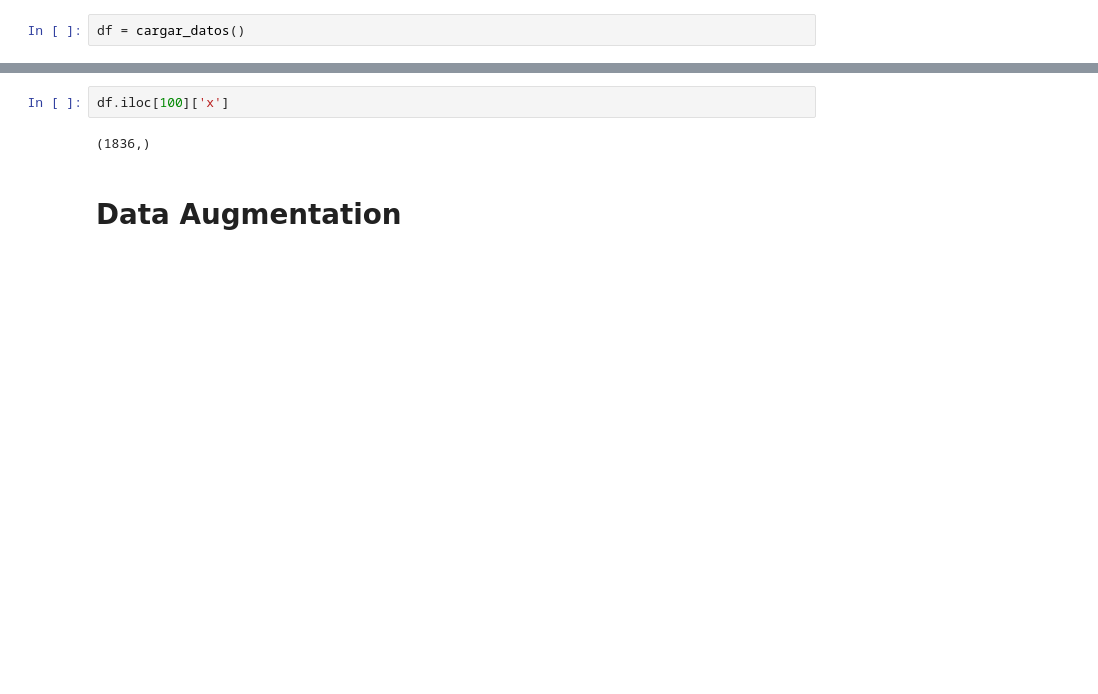
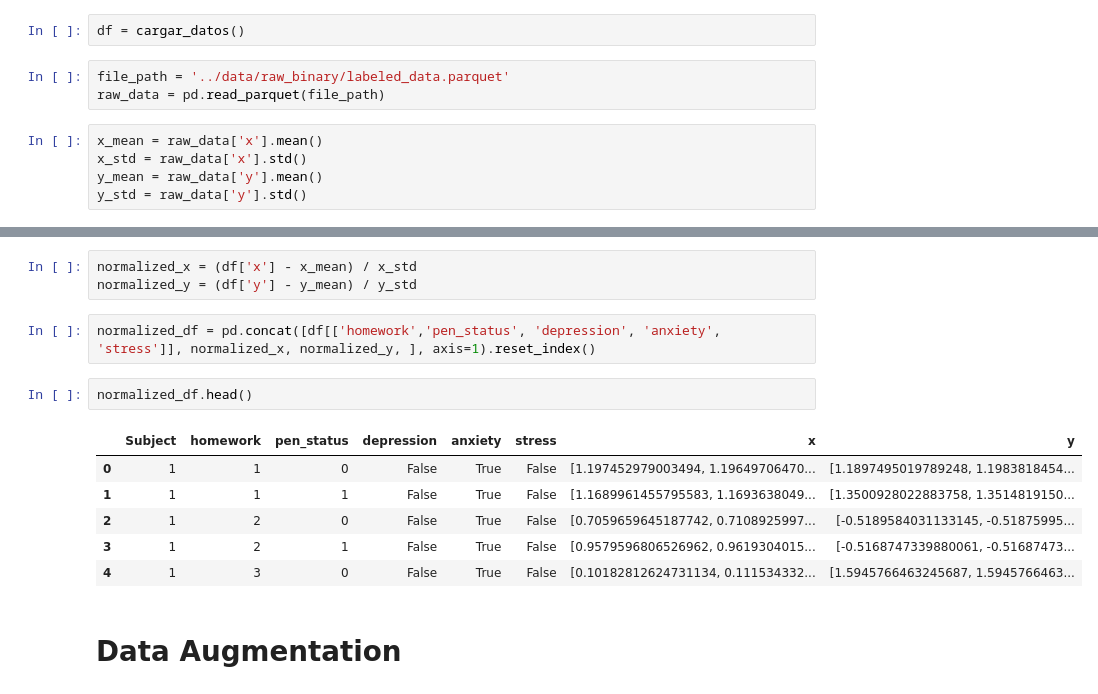
Before and after one commit to PosgradoMNA/Proyecto_Integrador_Equipo_11, a Jupyter notebook: notebooks/FeatureEngineering.ipynb, the cells around one changed output, grey strips where cells are left out. Saved outputs shown, nothing was run; the diff lists cells and outputs as text; blank space fills up the shorter version.

```diff
--- a/notebooks/FeatureEngineering.ipynb
+++ b/notebooks/FeatureEngineering.ipynb
@@ -41,6 +41,14 @@ def cargar_datos():
     return pd.read_parquet(file_path)
 # %%
 df = cargar_datos()
+# %%
+file_path = '../data/raw_binary/labeled_data.parquet'
+raw_data = pd.read_parquet(file_path)
+# %%
+x_mean = raw_data['x'].mean()
+x_std = raw_data['x'].std()
+y_mean = raw_data['y'].mean()
+y_std = raw_data['y'].std()
 # %%
 df.head(1)
 # %% [output]
@@ -48,8 +56,18 @@ df.head(1)
 | Subject |  |  |  |  |  |  |  |  |  |  | ... |
 | 1 | 1 | 0 | [48331, 48318, 48305, 48305, 4830... | [31876, 31963, 32053, 32159, 3215... | [672620, 672628, 672635, 672643, ... | [1830, 1830, 1830, 1830, 1830, 18... | [530, 530, 530, 530, 530, 530, 53... | [0, 0, 0, 0, 0, 0, 0, 0, 0, 0, 0,... | False | True | ... |
 # %%
-df.iloc[100]['x']
+normalized_x = (df['x'] - x_mean) / x_std
+normalized_y = (df['y'] - y_mean) / y_std
-# %% [output]
-(1836,)
+# %%
+normalized_df = pd.concat([df[['homework','pen_status', 'depression', 'anxiety', 'stress']], normalized_x, normalized_y, ], axis=1).reset_index()
+# %%
+normalized_df.head()
+# %% [output]
+|  | Subject | homework | pen_status | depression | anxiety | stress | x | y |
+| 0 | 1 | 1 | 0 | False | True | False | [1.197452979003494, 1.19649706470... | [1.1897495019789248, 1.1983818454... |
+| 1 | 1 | 1 | 1 | False | True | False | [1.1689961455795583, 1.1693638049... | [1.3500928022883758, 1.3514819150... |
+| 2 | 1 | 2 | 0 | False | True | False | [0.7059659645187742, 0.7108925997... | [-0.5189584031133145, -0.51875995... |
+| 3 | 1 | 2 | 1 | False | True | False | [0.9579596806526962, 0.9619304015... | [-0.5168747339880061, -0.51687473... |
+| 4 | 1 | 3 | 0 | False | True | False | [0.10182812624731134, 0.111534332... | [1.5945766463245687, 1.5945766463... |
 # %% [markdown]
 # Data Augmentation
```
Also changed, not shown: parts of 8 cells of this notebook.
